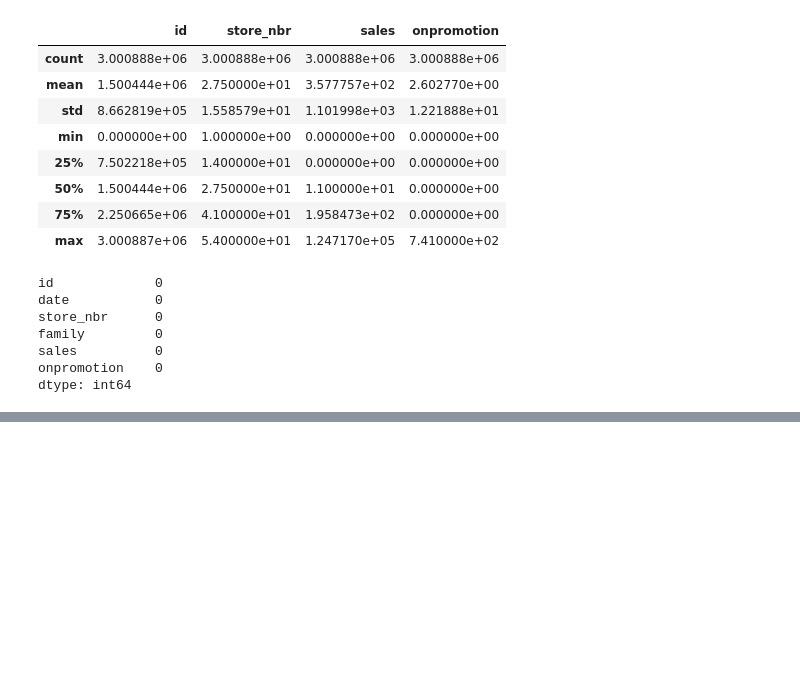
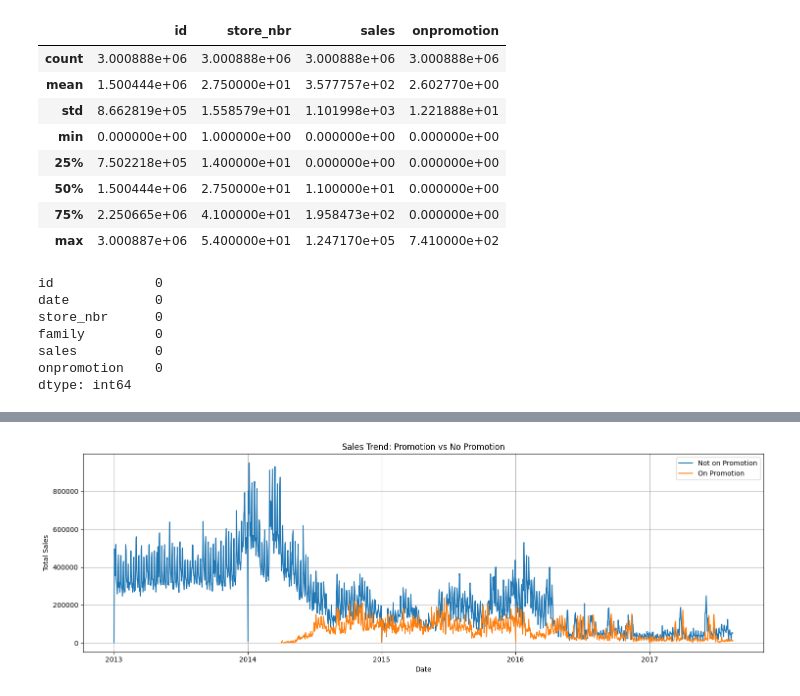
Before and after one commit to montecarlo518/Store-Sales, a Jupyter notebook: store-sales.ipynb, the cells around one changed output, grey strips where cells are left out. Drawn from its saved outputs; the diff is of its cells as text; code cells hidden in the pictures; blank space fills up the shorter version.

```diff
--- a/store-sales.ipynb
+++ b/store-sales.ipynb
@@ -78,0 +110,17 @@ df_train['date'] = pd.to_datetime(df_train['date'])
+# %%
+# Group by date and promotion status, then calculate total sales
+promo_impact = df_train.groupby(['date', 'onpromotion'])['sales'].sum().unstack()
+
+# Plot sales for promoted vs. non-promoted items
+plt.figure(figsize=(15, 5))
+plt.plot(promo_impact.index, promo_impact[0], label='Not on Promotion')
+plt.plot(promo_impact.index, promo_impact[1], label='On Promotion')
+plt.title('Sales Trend: Promotion vs No Promotion')
+plt.xlabel('Date')
+plt.ylabel('Total Sales')
+plt.legend()
+plt.grid(True)
+plt.tight_layout()
+plt.show()
+# %% [output]
+[figure, added]
```
Also changed, not shown: parts of 7 cells of this notebook.
